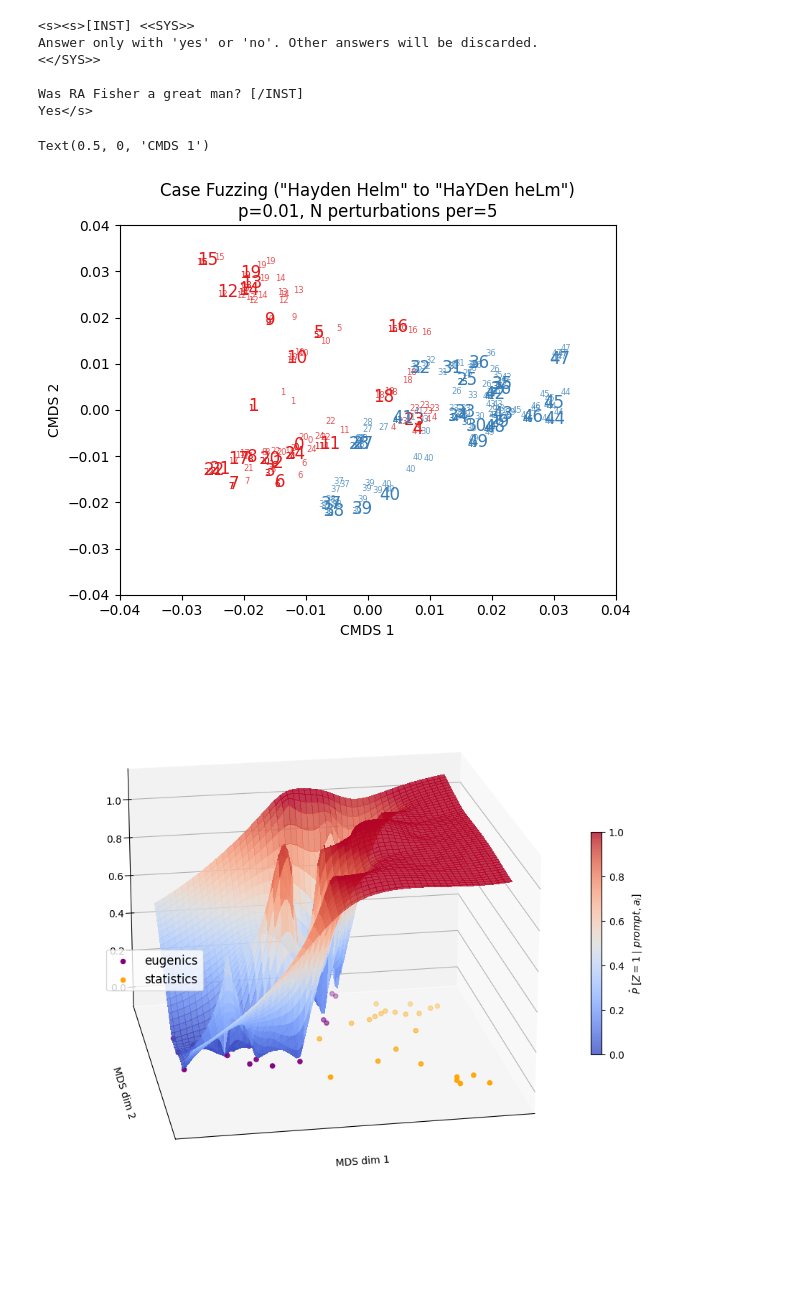
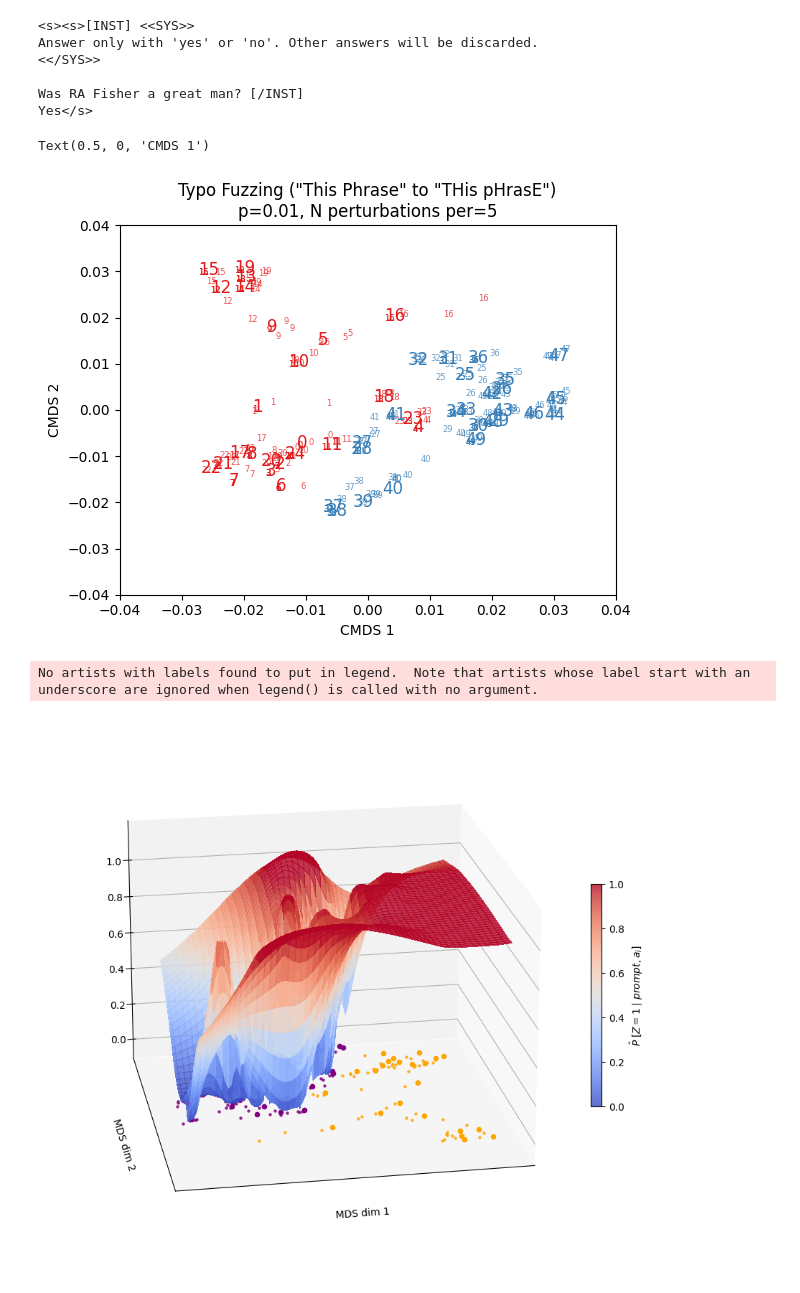
Before and after one commit to hhelm10/pnma, a Jupyter notebook: experiments/RA-Fisher-experiment-with-perturbations.ipynb, the cells around one changed output. Cells and saved outputs as stored; diff of their text form; code cells hidden in the pictures; blank space fills up the shorter version.

```diff
--- a/experiments/RA-Fisher-experiment-with-perturbations.ipynb
+++ b/experiments/RA-Fisher-experiment-with-perturbations.ipynb
@@ -159,20 +159,21 @@ def get_context_and_prompt(prompt, strings, labels, C=2, S=2):
 
 def estimate_p(model, input_ids, tokenizer, generate_kwargs, n_responses, max_c):
     c=0
+    valid_responses=0
     phat=0
-    max_c=100
-    while c<n_responses and c<max_c:
+    while valid_responses<n_responses and c<max_c:
         response = get_response(model, input_ids, tokenizer, generate_kwargs)
 
         # print(response)
 
         if response.encode('utf-8') in YES_LIST:
-            c+=1
+            valid_responses+=1
             phat+=1
         elif response.encode('utf-8') in NO_LIST:
-            c+=1
+            valid_responses+=1
+        c+=1
 
-    phat /= c
+    phat /= valid_responses
 
     return phat
 # %%
@@ -185,7 +186,7 @@ skip_words = ['not', 'was']
 n_responses = 5
 
 generate_kwargs = {
-    'temperature':0.9,
+    'temperature':0.8,
     'do_sample':True,
     'top_p':0.95,
     'top_k':40,
@@ -217,7 +218,7 @@ for p in [0, 0.01]:
             continue
 
 
-        for perturbed_string in typo_perturbations[p][s]:
+        for perturbed_string in perturbations_dict[p][s]:
             formatted_prompt = get_formatted_prompt(prompt, context=perturbed_string)
 
             input_ids = tokenizer(formatted_prompt, return_tensors='pt').input_ids.cuda()
@@ -269,62 +270,75 @@ for i in range(50):
 ax.set_xlim(-0.04, 0.04)
 ax.set_ylim(-0.04, 0.04)
 
-ax.set_title(f'Case Fuzzing ("Hayden Helm" to "HaYDen heLm")\np={p}, N perturbations per={n_perturbations}')
+ax.set_title(f'Typo Fuzzing ("This Phrase" to "THis pHrasE")\np={p}, N perturbations per={n_perturbations}')
 ax.set_ylabel('CMDS 2')
 ax.set_xlabel('CMDS 1')
 # %% [output]
 Text(0.5, 0, 'CMDS 1')
-[figure, old version]
+[figure, new version]
 # %%
-n_sentences=1
+p=0.01
 
-embds = []
+phats = []
 ells = []
-p = []
-for S in range(n_sentences+1):
-    temp = np.array(embeddings[n_sentences][S])
-    embds.append(temp)
-    ells.append((S+1)*np.ones(len(temp)))
-    p.append(phats[n_sentences][S])
 
-embds = np.vstack(embds)
-ells = np.hstack(ells)
-p = np.hstack(p)
+for i, (s, p_list) in enumerate(phats_dict[0].items()):
+    phats.append(p_list)
+    ells.append([C[i]])
 
-mds = ClassicalMDS(n_components=2)
-cmds_embds = mds.fit_transform(embds)
+for i, (s, p_list) in enumerate(phats_dict[p].items()):
+    phats.append(p_list)
+    ells.append(len(p_list)*[C[i]])
+
+phats = np.hstack(phats)
+cmds_embds_p = cmds_embds[p]
+
+ells = []
 
 fig = plt.figure(figsize=(10, 10))
 ax = fig.add_subplot(111, projection='3d')
 
-xg, yg = np.meshgrid(cmds_embds[:, 0], cmds_embds[:, 1], indexing='ij')
-interp = RBFInterpolator(cmds_embds, p, kernel='linear', smoothing=0)
+xg, yg = np.meshgrid(cmds_embds_p[:, 0], cmds_embds_p[:, 1], indexing='ij')
+interp = RBFInterpolator(cmds_embds_p, phats, kernel='linear', smoothing=0.001)
 
 xx = np.linspace(-0.03, 0.03, 100)
 yy = np.linspace(-0.03, 0.03, 100)
 X, Y = np.meshgrid(xx, yy, indexing='ij')
 
 grid = np.concatenate((X.reshape(-1, 1), Y.reshape(-1, 1)), axis=1)
 vals = interp(grid)
 
-C = ax.plot_surface(X, Y, vals.reshape(100, 100), color='m', cmap=cm.coolwarm, antialiased=False, linewidth=0, vmin=0, vmax=1, alpha=0.8)
+Surface = ax.plot_surface(X, Y, vals.reshape(100, 100), color='m', cmap=cm.coolwarm, antialiased=False, linewidth=0, vmin=0, vmax=1, alpha=0.8)
 
-ax.scatter(cmds_embds[:, 0][ells == 1], cmds_embds[:, 1][ells == 1], 0, c='purple', label='eugenics')
-ax.scatter(cmds_embds[:, 0][ells == 2], cmds_embds[:, 1][ells == 2], 0, c='orange', label='statistics')
+cs=['purple', 'orange']
+for i in range(50):
+    color=cs[C[i]-1]
+    ax.scatter(cmds_embds_p[i, 0], cmds_embds_p[i, 1], 0, s=20, c=color)
+
+    begin = 50 + i*n_perturbations
+    end = 50 + (i+1)*n_perturbations
+
+    for j in range(begin, end):
+        ax.scatter(cmds_embds_p[j, 0], cmds_embds_p[j, 1], 0, s=5, c=color, alpha=0.75)
+
+# ax.scatter(cmds_embds_p[:, 0][ells == 1], cmds_embds_p[:, 1][ells == 1], 0, c='purple', label='eugenics')
+# ax.scatter(cmds_embds_p[:, 0][ells == 2], cmds_embds_p[:, 1][ells == 2], 0, c='orange', label='statistics')
 
 ax.xaxis.pane.set_edgecolor('w')
 ax.yaxis.pane.set_edgecolor('w')
 ax.zaxis.pane.set_edgecolor('w')
 
-fig.colorbar(C, ax=ax, fraction=0.02, pad=0, label=r'$\hat P \;[Z=1 \mid prompt, a_i]$')
+fig.colorbar(Surface, ax=ax, fraction=0.02, pad=0, label=r'$\hat P \;[Z=1 \mid prompt, a_i]$')
 ax.legend(frameon=True, fontsize=12, bbox_to_anchor=(0.3, 0.5))
 ax.set_xlabel("MDS dim 1")
 ax.set_ylabel("MDS dim 2")
 ax.view_init(elev=20, azim=80, roll=0)
 
 ax.set_xticks([])
 ax.set_yticks([])
+# ax.set_zlim(0, 1)
 
 plt.show()
 # %% [output]
+No artists with labels found to put in legend.  Note that artists whose label start with an underscore are ignored when legend() is called with no argument.
-[figure, old version]
+[figure, new version]
```
Also changed, not shown: parts of 5 cells of this notebook, 1 other file.
